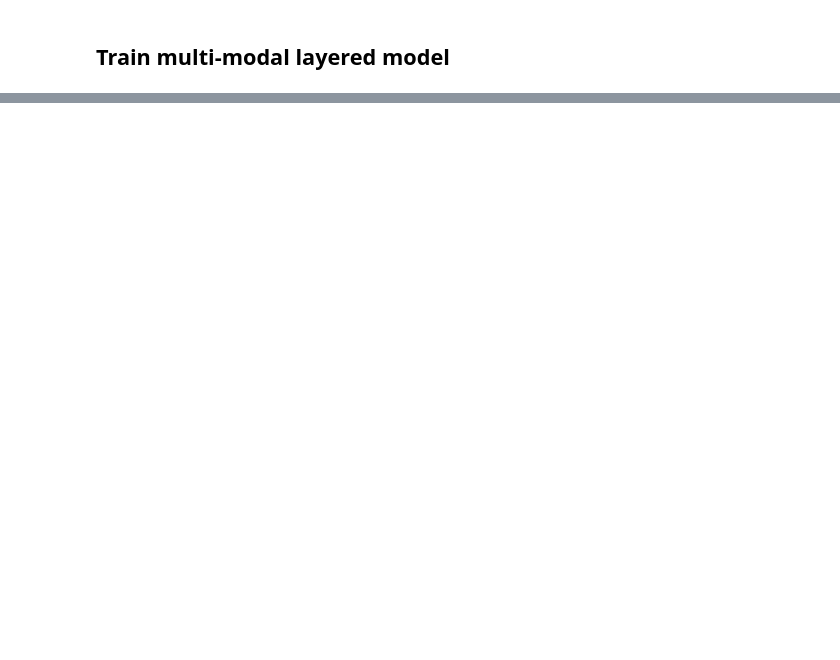
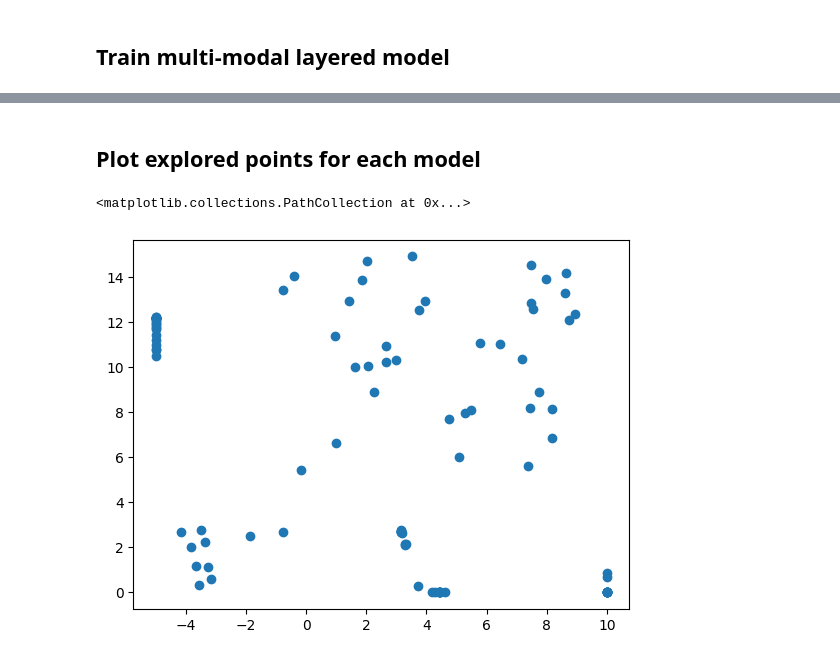
Before and after one commit to NatLabRockies/mmbo, a Jupyter notebook: notebooks/optim-test.ipynb, the cells around one changed output, grey strips where cells are left out. Cells and saved outputs as stored; diff of their text form; code cells hidden in the pictures; blank space fills up the shorter version.

```diff
--- a/notebooks/optim-test.ipynb
+++ b/notebooks/optim-test.ipynb
@@ -195,0 +213,7 @@ for iter in range(n_iter):
+# %% [markdown]
+## Plot explored points for each model
+# %%
+plt.scatter(X_opt[:,0].detach(), X_opt[:,1].detach())
+# %% [output]
+<matplotlib.collections.PathCollection at 0x...>
+[figure, added]
```
Also changed, not shown: parts of 19 cells of this notebook.
